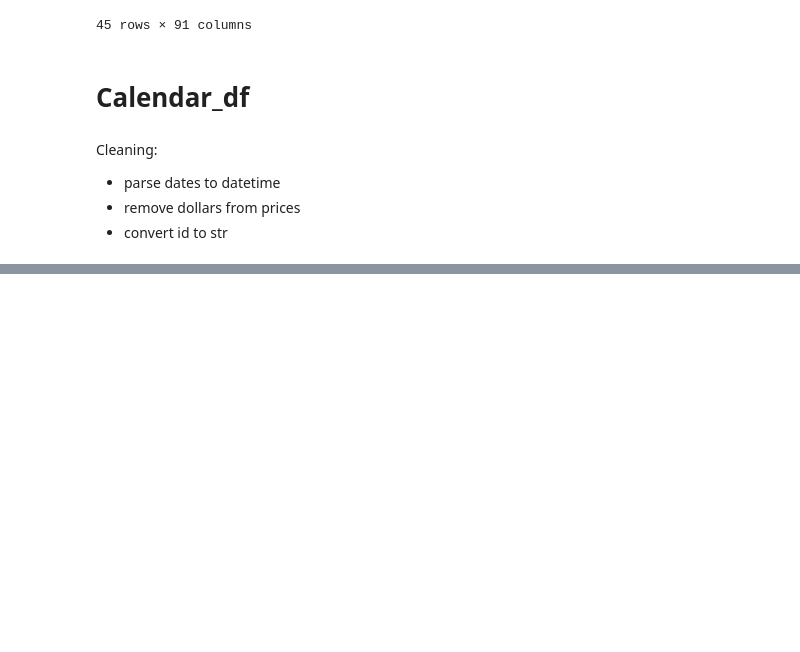
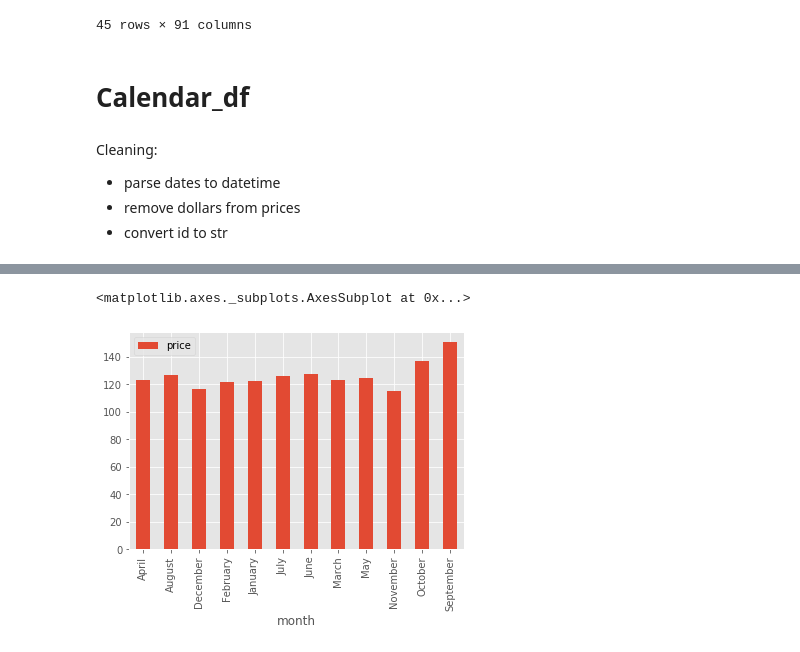
Before and after one commit to ashp93/Munich-Airbnb, a Jupyter notebook: Airbnb_munich_notebook-MAIN.ipynb, the cells around one changed output, grey strips where cells are left out. Cells and saved outputs as stored; diff of their text form; code cells hidden in the pictures; blank space fills up the shorter version.

Commit message:
start work on plots

```diff
--- a/Airbnb_munich_notebook-MAIN.ipynb
+++ b/Airbnb_munich_notebook-MAIN.ipynb
@@ -327,0 +345,13 @@ calendar_df['available'] = calendar_df['available'].str.contains('t').astype('in
+# %%
+day_mean.reset_index()
+
+day_mean['month'] = day_mean['date'].dt.month_name()
+
+day_mean.set_index('date', inplace=True)
+
+grb = day_mean.groupby('month').mean()
+
+grb.plot(kind='bar')
+# %% [output]
+<matplotlib.axes._subplots.AxesSubplot at 0x...>
+[figure, added]
```
Also changed, not shown: parts of 28 cells of this notebook.
